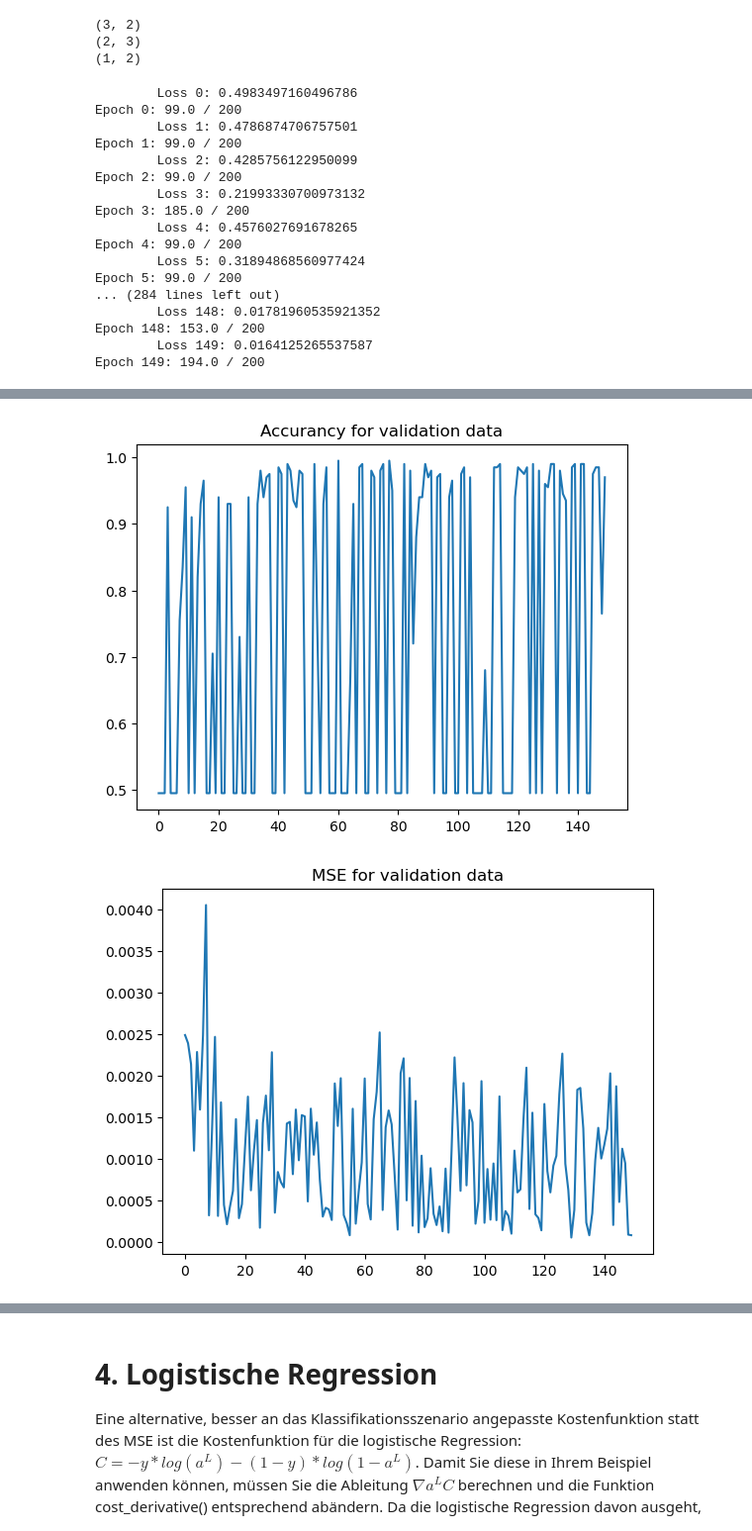
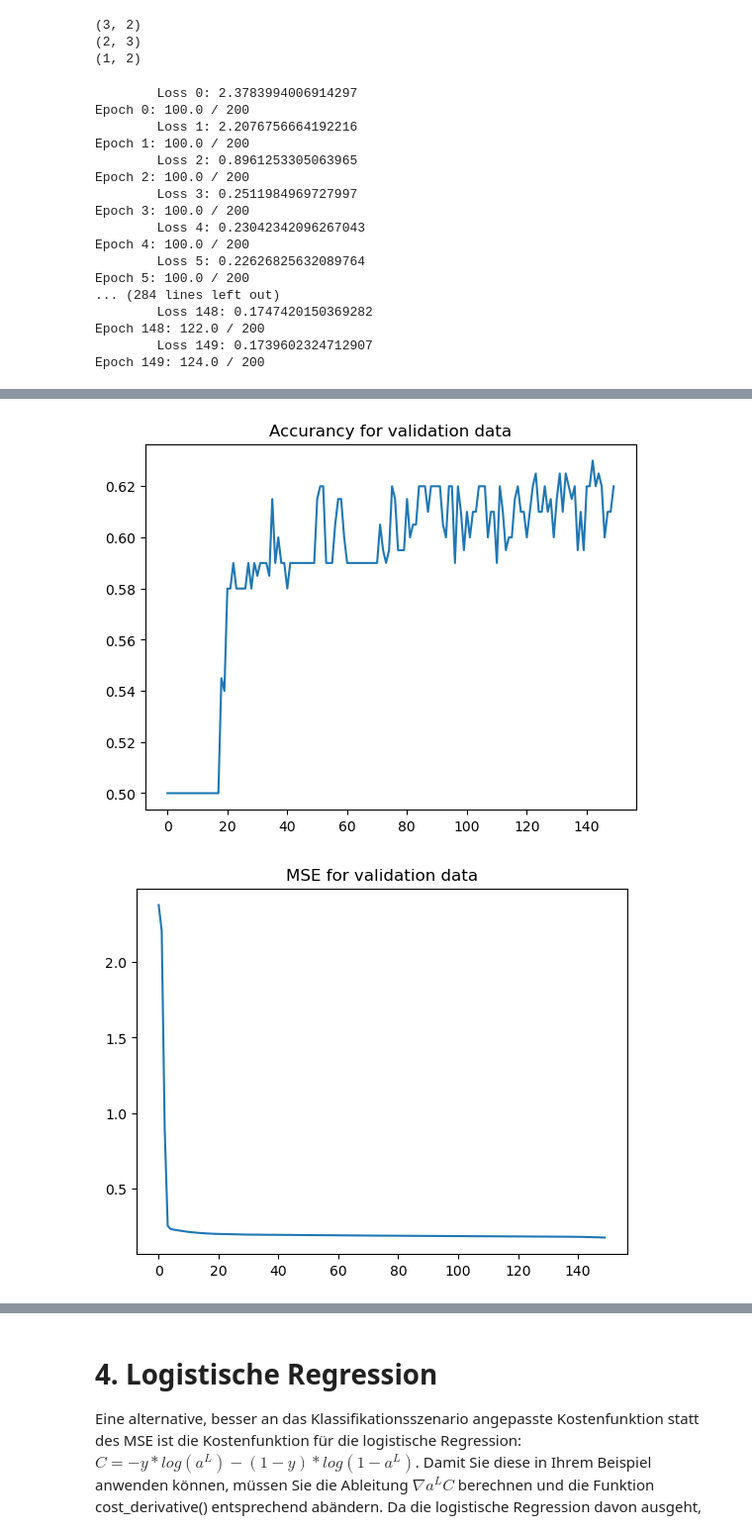
Before and after one commit to TypMitSchnurrbart/ws24_machine_learning, a Jupyter notebook: DL_Aufgabe1/Aufgabe_1.ipynb, the cells around one changed output, grey strips where cells are left out. Shown at 99% size. Saved outputs shown, nothing was run; the diff lists cells and outputs as text; code cells hidden in the pictures.

```diff
--- a/DL_Aufgabe1/Aufgabe_1.ipynb
+++ b/DL_Aufgabe1/Aufgabe_1.ipynb
@@ -56,6 +56,6 @@ w2 = [0  1]
 
 w1 = np.array([1.0, 0.0])   # teilt entlang der y - Achse
 w2 = np.array([0.0, 1.0])   # teilt entlang der x - Achse
-weights = np.array([w1, w2])
-weights
+w = np.array([w1, w2])
+w.shape
 # %% [output]
@@ -157,7 +141,7 @@ auf 150 und die Lernrate auf 0.03. Ändern Sie die Netzarchitektur so ab, dass s
 # %%
 # Netzwerkparameter
 mbs = 10                     # Größe der Minibatches
-eta = 3.0                    # Lernrate TODO: falsch im Arbeitsblatt
+eta = 0.03                    # Lernrate
 no_hidden = 2                # Anzahl versteckter Neuronen
 epochs = 150                 # Anzahl Epochen
 sizes = [2, no_hidden, no_hidden, 1] # dreischichtiges MPL mit 2 Eingangs-,2x 2 no_hidden versteckten, 1 Ausgangsneuronen
@@ -380,6 +364,7 @@ Epoch 149: 191.0 / 200
 # %% [markdown]
 Evaluation auf den unabhängigen Testdaten:
 # %%
-correct, _ = evaluate(test_design, test_labels)
-print("Test accuracy: {0} / {1}".format(correct, test_design.shape[0]))
+acc_val_test_save, loss_test_save = evaluate(test_design, test_labels)
+print("Test accuracy: {0} / {1}".format(acc_val_test_save, test_design.shape[0]))
+print("Test loss: {0}".format(loss_test_save))
 # %% [output]
@@ -586,7 +602,7 @@ Experiment 3: zwei versteckte Schichten
 # %%
 # Netzwerkparameter
 mbs = 10                     # Größe der Minibatches
-eta = 3.0                    # Lernrate
+eta = 0.03                    # Lernrate
 no_hidden_1 = 3              # Anzahl versteckter Neuronen
 no_hidden_2 = 2
 epochs = 150                 # Anzahl Epochen
@@ -605,32 +621,33 @@ for w in weights:
 # %%
 acc_val, mse = SGD(train_design, train_labels, epochs, mbs, eta, train_design, train_labels)
 # %% [output]
-        Loss 0: 0.4983497160496786
-Epoch 0: 99.0 / 200
-        Loss 1: 0.4786874706757501
-Epoch 1: 99.0 / 200
-        Loss 2: 0.4285756122950099
-Epoch 2: 99.0 / 200
-        Loss 3: 0.21993330700973132
-Epoch 3: 185.0 / 200
-        Loss 4: 0.4576027691678265
-Epoch 4: 99.0 / 200
-        Loss 5: 0.31894868560977424
-Epoch 5: 99.0 / 200
+        Loss 0: 2.3783994006914297
+Epoch 0: 100.0 / 200
+        Loss 1: 2.2076756664192216
+Epoch 1: 100.0 / 200
+        Loss 2: 0.8961253305063965
+Epoch 2: 100.0 / 200
+        Loss 3: 0.2511984969727997
+Epoch 3: 100.0 / 200
+        Loss 4: 0.23042342096267043
+Epoch 4: 100.0 / 200
+        Loss 5: 0.22626825632089764
+Epoch 5: 100.0 / 200
 ... (284 lines left out)
-        Loss 148: 0.01781960535921352
-Epoch 148: 153.0 / 200
-        Loss 149: 0.0164125265537587
-Epoch 149: 194.0 / 200
+        Loss 148: 0.1747420150369282
+Epoch 148: 122.0 / 200
+        Loss 149: 0.1739602324712907
+Epoch 149: 124.0 / 200
 # %%
-print("Test accuracy: {0} / {1}".format(evaluate(test_design, test_labels)[0], test_design.shape[0]))
+acc_val_test, loss_test = evaluate(test_design, test_labels)
+print("Test accuracy: {0} / {1}".format(acc_val_test, test_design.shape[0]))
+print("Test loss: {0}".format(loss_test))
 
 plt.plot(acc_val/train_design.shape[0])
 plt.title("Accurancy for validation data")
 plt.show()
 
-plt.plot(mse/train_design.shape[0])
-plt.title("MSE for validation data");
-
-#TODO: Plot?
+plt.plot(mse)
+plt.title("MSE for validation data")
+plt.show()
 # %% [output]
@@ -638,2 +656,2 @@ Test accuracy: 196 / 200
-[figure, old version]
+[figure, new version]
-[figure, old version]
+[figure, new version]
```
Also changed, not shown: parts of 24 cells of this notebook, 1 other file.
